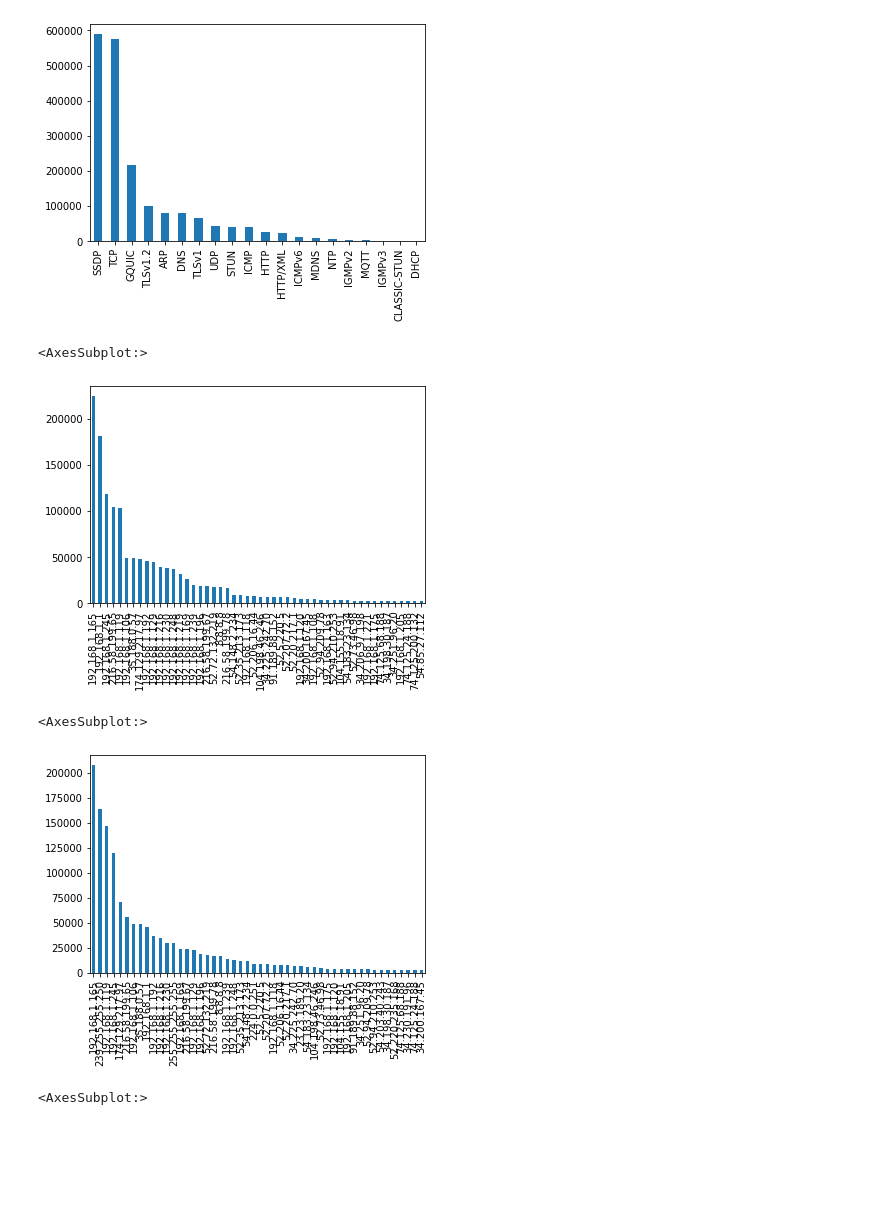
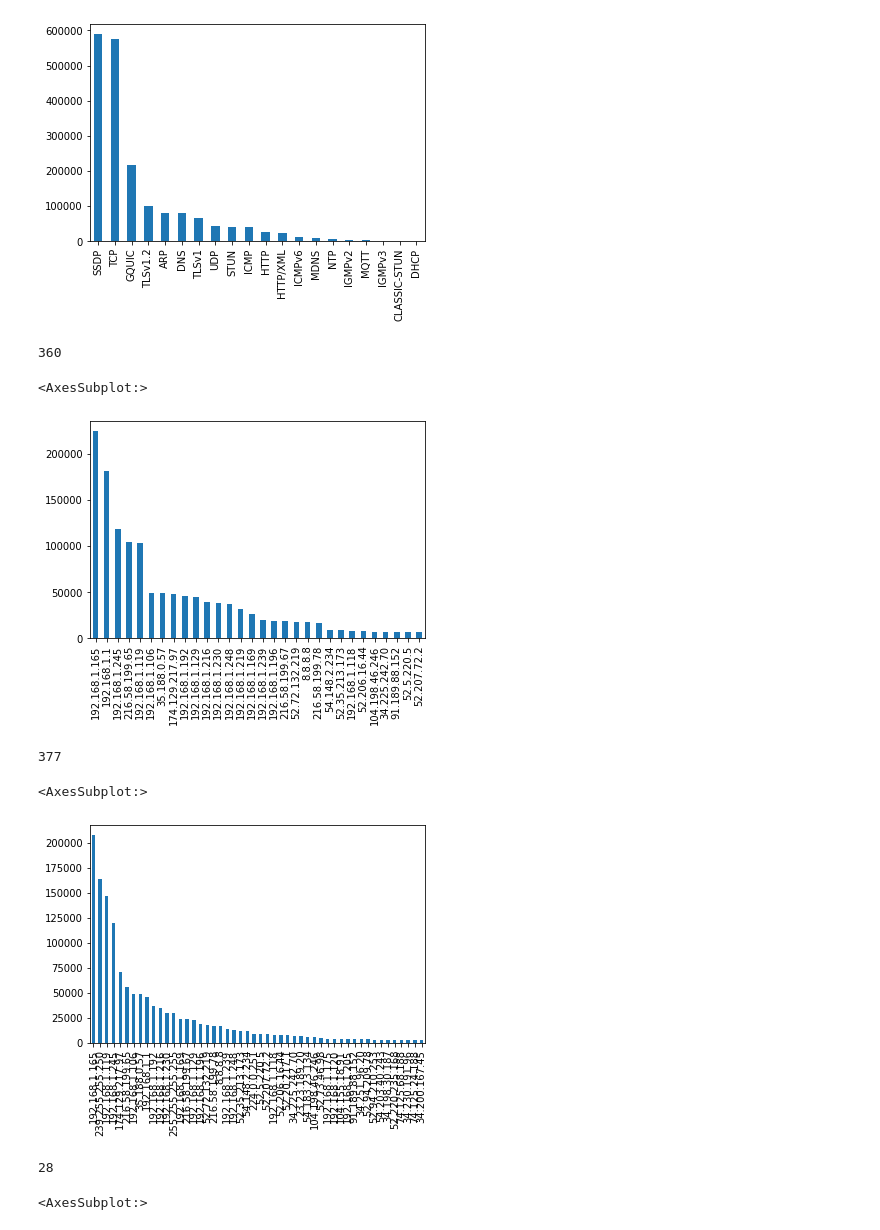
Before and after one commit to fnascimento-pucrs/IDS_dataset_exploration, a Jupyter notebook: IoT_benign_attack_traces/Exploration.ipynb, the cells around one changed output. Cells and saved outputs as stored; diff of their text form; code cells hidden in the pictures; blank space fills up the shorter version.

```diff
--- a/IoT_benign_attack_traces/Exploration.ipynb
+++ b/IoT_benign_attack_traces/Exploration.ipynb
@@ -23,16 +23,30 @@ df['protocol'].value_counts()[:20].plot(kind='bar')
 # %% [output]
 <AxesSubplot:>
 [figure]
+# %%
+ip_sources = df['ip.src'].value_counts()
+len(ip_sources)
+# %% [output]
+360
+# %%
+ip_sources[:30].plot(kind='bar')
+# %% [output]
+<AxesSubplot:>
+[figure, added]
+# %%
+ip_destinations = df['ip.dst'].value_counts()
+len(ip_destinations)
+# %% [output]
+377
 # %%
-df['ip.src'].value_counts()[:50].plot(kind='bar')
+ip_destinations[:50].plot(kind='bar')
 # %% [output]
 <AxesSubplot:>
-[figure, old version]
+[figure, new version]
-# %%
-df['ip.dst'].value_counts()[:50].plot(kind='bar')
-# %% [output]
-<AxesSubplot:>
-[figure, removed]
+# %%
+len(df['eth.src'].value_counts())
+# %% [output]
+28
 # %%
 df['eth.src'].value_counts()[:50].plot(kind='bar')
 # %% [output]
```
Also changed, not shown: parts of 29 cells of this notebook, 1 other file.
